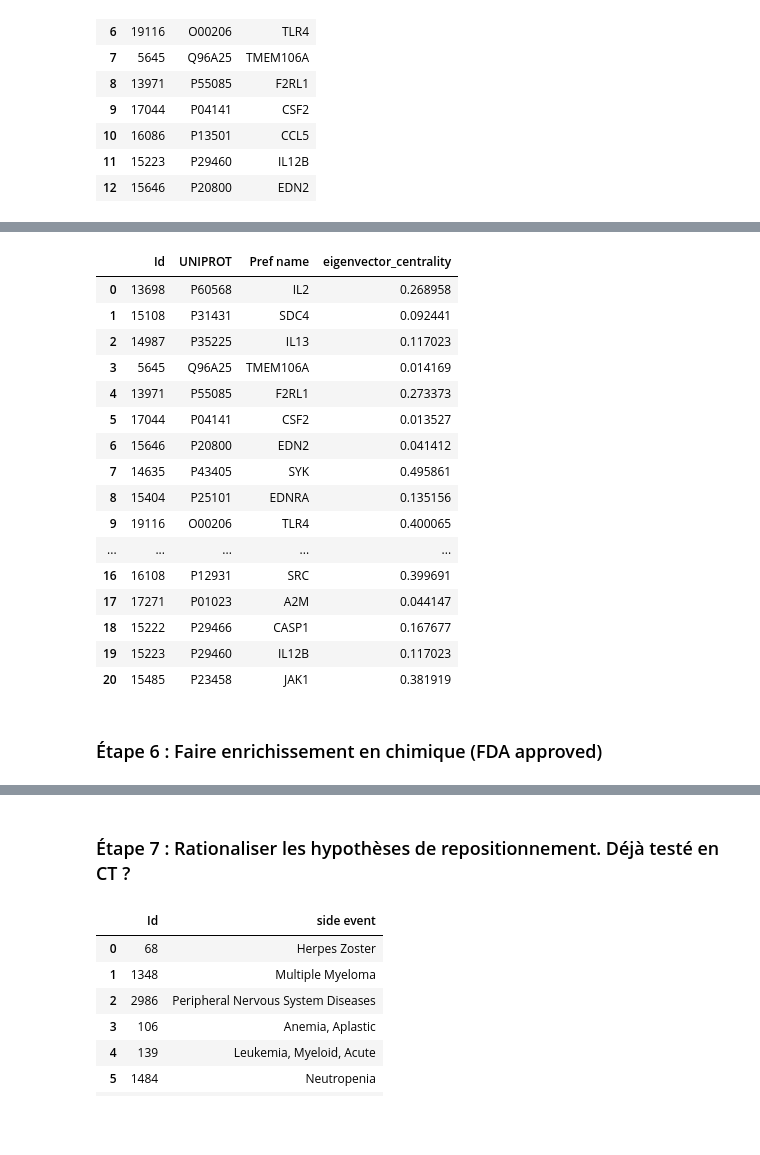
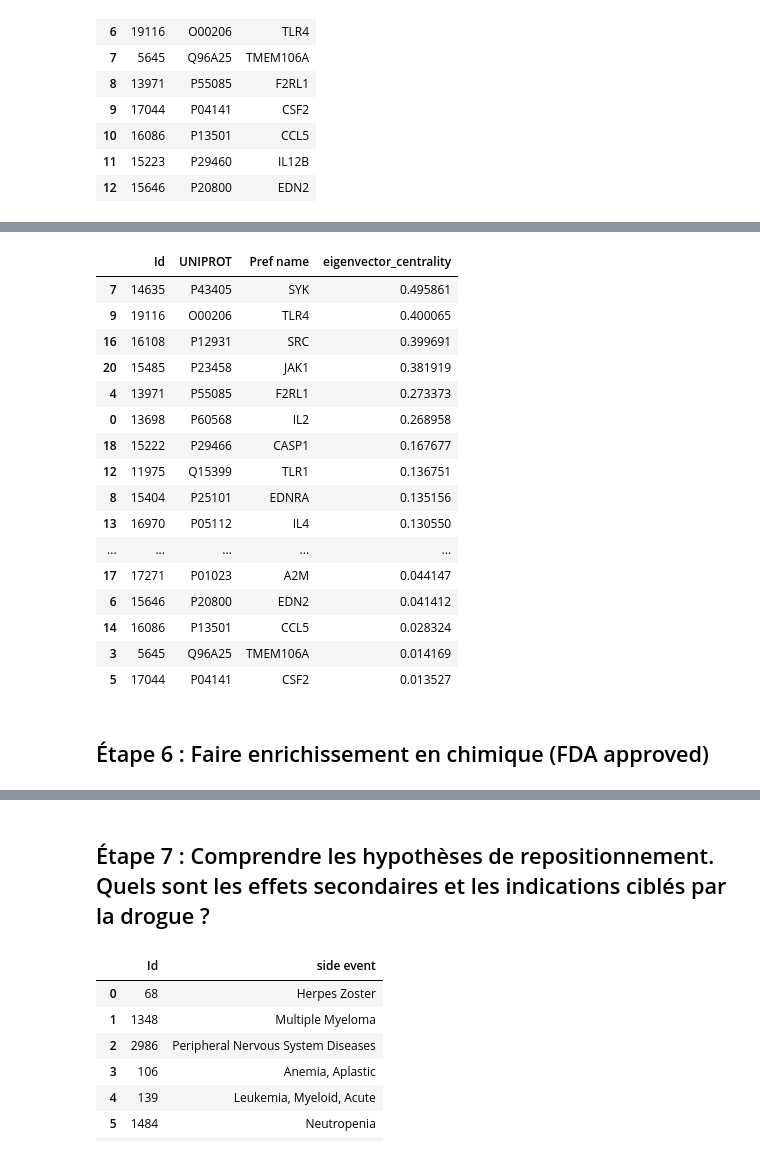
Before and after one commit to journeytn/journey-towards-networking, a Jupyter notebook: 2023_V1_TP.ipynb, the cells around one changed output, grey strips where cells are left out. Cells and saved outputs as stored; diff of their text form; code cells hidden in the pictures; blank space fills up the shorter version.

```diff
--- a/2023_V1_TP.ipynb
+++ b/2023_V1_TP.ipynb
@@ -114,25 +118,25 @@ dataframe_betweenness_centrality(GConnected)
 # %%
-dataframe_eigenvector_centrality(GConnected)
+dataframe_eigenvector_centrality(GConnected).sort_values('eigenvector_centrality', ascending=False)
 # %% [output]
 |  | Id | UNIPROT | Pref name | eigenvector_centrality |
+| 7 | 14635 | P43405 | SYK | 0.495861 |
+| 9 | 19116 | O00206 | TLR4 | 0.400065 |
+| 16 | 16108 | P12931 | SRC | 0.399691 |
+| 20 | 15485 | P23458 | JAK1 | 0.381919 |
+| 4 | 13971 | P55085 | F2RL1 | 0.273373 |
 | 0 | 13698 | P60568 | IL2 | 0.268958 |
-| 1 | 15108 | P31431 | SDC4 | 0.092441 |
-| 2 | 14987 | P35225 | IL13 | 0.117023 |
+| 18 | 15222 | P29466 | CASP1 | 0.167677 |
+| 12 | 11975 | Q15399 | TLR1 | 0.136751 |
+| 8 | 15404 | P25101 | EDNRA | 0.135156 |
+| 13 | 16970 | P05112 | IL4 | 0.130550 |
+| ... | ... | ... | ... | ... |
+| 17 | 17271 | P01023 | A2M | 0.044147 |
+| 6 | 15646 | P20800 | EDN2 | 0.041412 |
+| 14 | 16086 | P13501 | CCL5 | 0.028324 |
 | 3 | 5645 | Q96A25 | TMEM106A | 0.014169 |
-| 4 | 13971 | P55085 | F2RL1 | 0.273373 |
 | 5 | 17044 | P04141 | CSF2 | 0.013527 |
-| 6 | 15646 | P20800 | EDN2 | 0.041412 |
-| 7 | 14635 | P43405 | SYK | 0.495861 |
-| 8 | 15404 | P25101 | EDNRA | 0.135156 |
-| 9 | 19116 | O00206 | TLR4 | 0.400065 |
-| ... | ... | ... | ... | ... |
-| 16 | 16108 | P12931 | SRC | 0.399691 |
-| 17 | 17271 | P01023 | A2M | 0.044147 |
-| 18 | 15222 | P29466 | CASP1 | 0.167677 |
-| 19 | 15223 | P29460 | IL12B | 0.117023 |
-| 20 | 15485 | P23458 | JAK1 | 0.381919 |
 # %% [markdown]
-### Étape 6 : Faire enrichissement en chimique (FDA approved)
+## Étape 6 : Faire enrichissement en chimique (FDA approved)
 # %%
 lIn = GConnected.nodes()
 df = enrichissementCfromP(lIn)
@@ -156,7 +160,7 @@ df
 | 82 | 616 | chloroquine | 2.5 | 0.008875 | 422 | 10 | [IL2, IL18, TLR1, IL4, IL13, TLR4... |
 | 83 | 1987 | nitric oxide | 2.4 | 0.018209 | 338 | 8 | [IL4, TLR4, SRC, CSF2, CCL5, IL12... |
 # %% [markdown]
-### Étape 7 : Rationaliser les hypothèses de repositionnement. Déjà testé en CT ?
+## Étape 7 : Comprendre les hypothèses de repositionnement. Quels sont les effets secondaires et les indications ciblés par la drogue ?
 # %%
 getSideEventC(1138)
 # %% [output]
```
Also changed, not shown: parts of 14 cells of this notebook, 11 other files.
